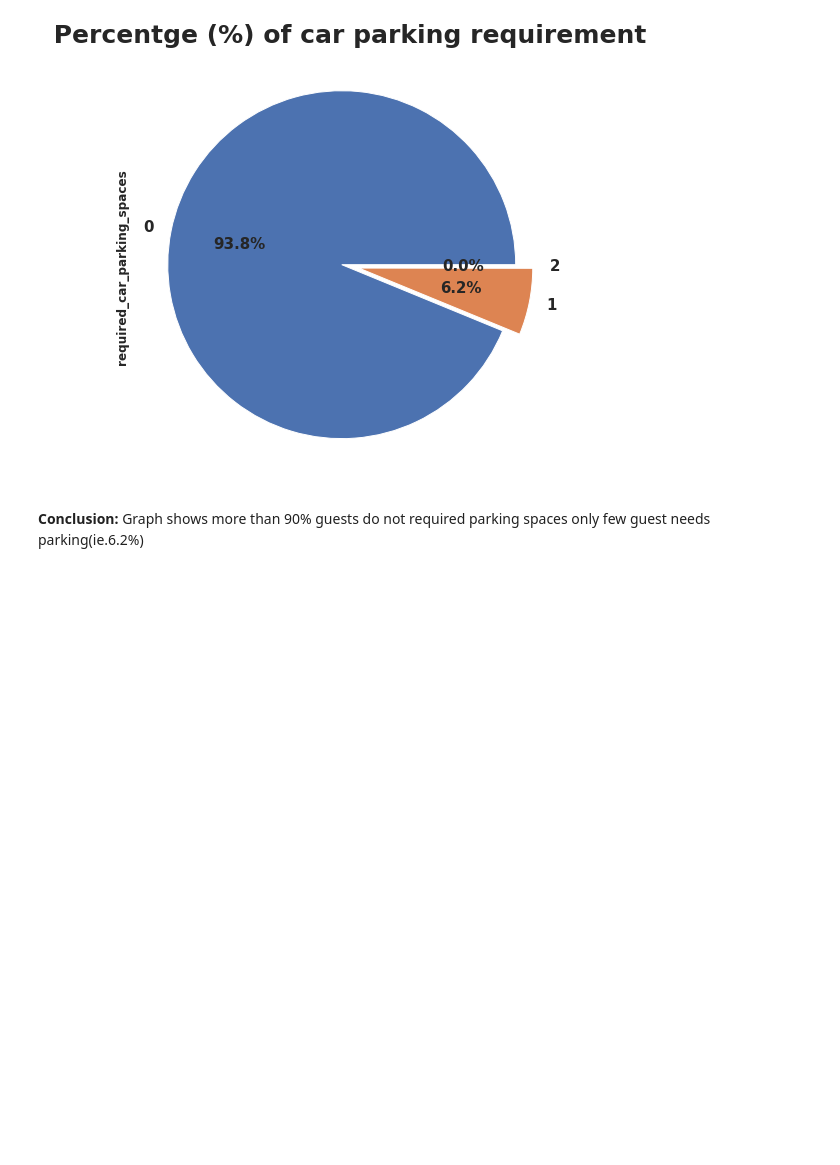
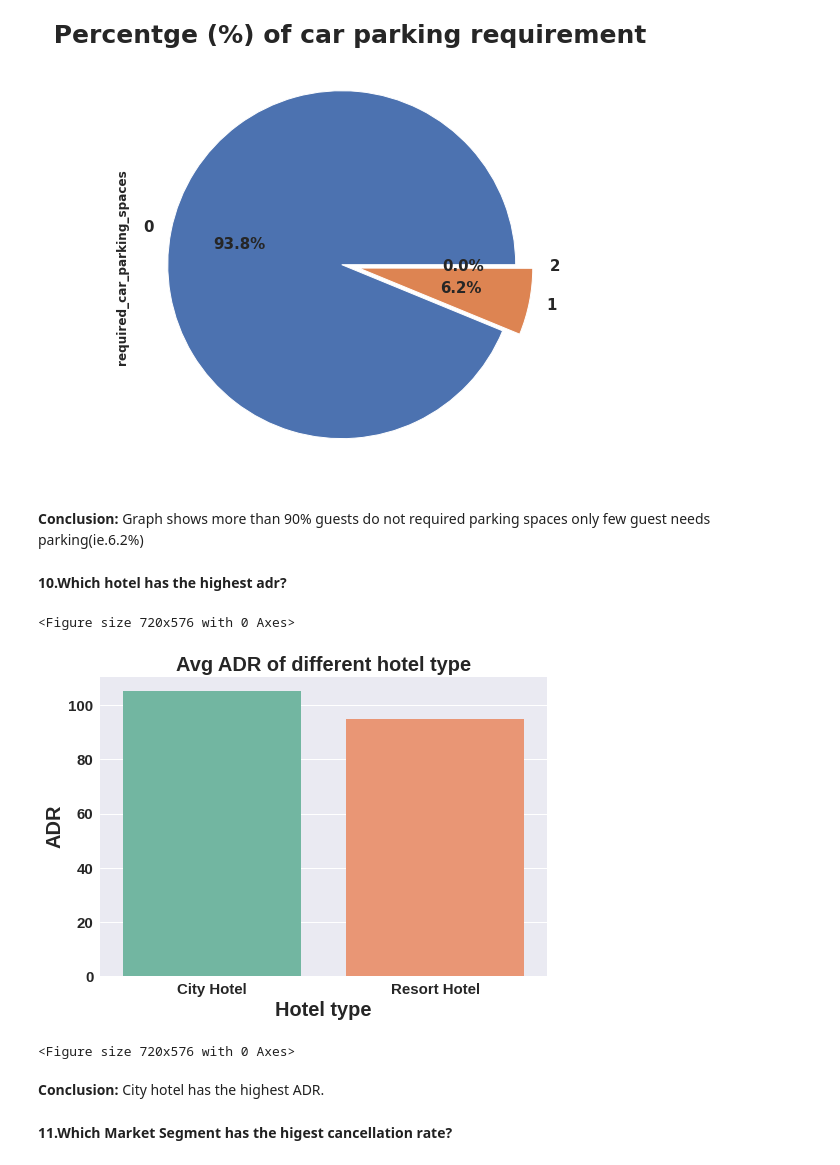
Before and after one commit to priyabodke41/Hotel-booking-analysis, a Jupyter notebook: Hotel_Booking_Analysis_Capstone_Project.ipynb, the cells around one changed output. Drawn from its saved outputs; the diff is of its cells as text; code cells hidden in the pictures; blank space fills up the shorter version.

```diff
--- a/Hotel_Booking_Analysis_Capstone_Project.ipynb
+++ b/Hotel_Booking_Analysis_Capstone_Project.ipynb
@@ -382,3 +387,21 @@ Text(0.5, 1.0, ' Percentge (%) of car parking requirement ')
 [figure]
 # %% [markdown]
 **Conclusion:** Graph shows more than 90% guests do not required parking spaces only few guest needs parking(ie.6.2%)
+# %% [markdown]
+**10.Which hotel has the highest adr?**
+# %%
+highest_adr=hoteldf.groupby('hotel')['adr'].mean().reset_index()
+sns.barplot(x=highest_adr['hotel'],y=highest_adr['adr'],palette='Set2')
+plt.title('Avg ADR of different hotel type',fontsize=20)
+plt.xlabel('Hotel type')
+plt.ylabel('ADR')
+
+plt.figure(figsize=(10,8))
+# %% [output]
+<Figure size 720x576 with 0 Axes>
+[figure, added]
+<Figure size 720x576 with 0 Axes>
+# %% [markdown]
+**Conclusion:** City hotel has the highest ADR.
+# %% [markdown]
+**11.Which Market Segment has the higest cancellation rate?**
```
Also changed, not shown: parts of 22 cells of this notebook.
